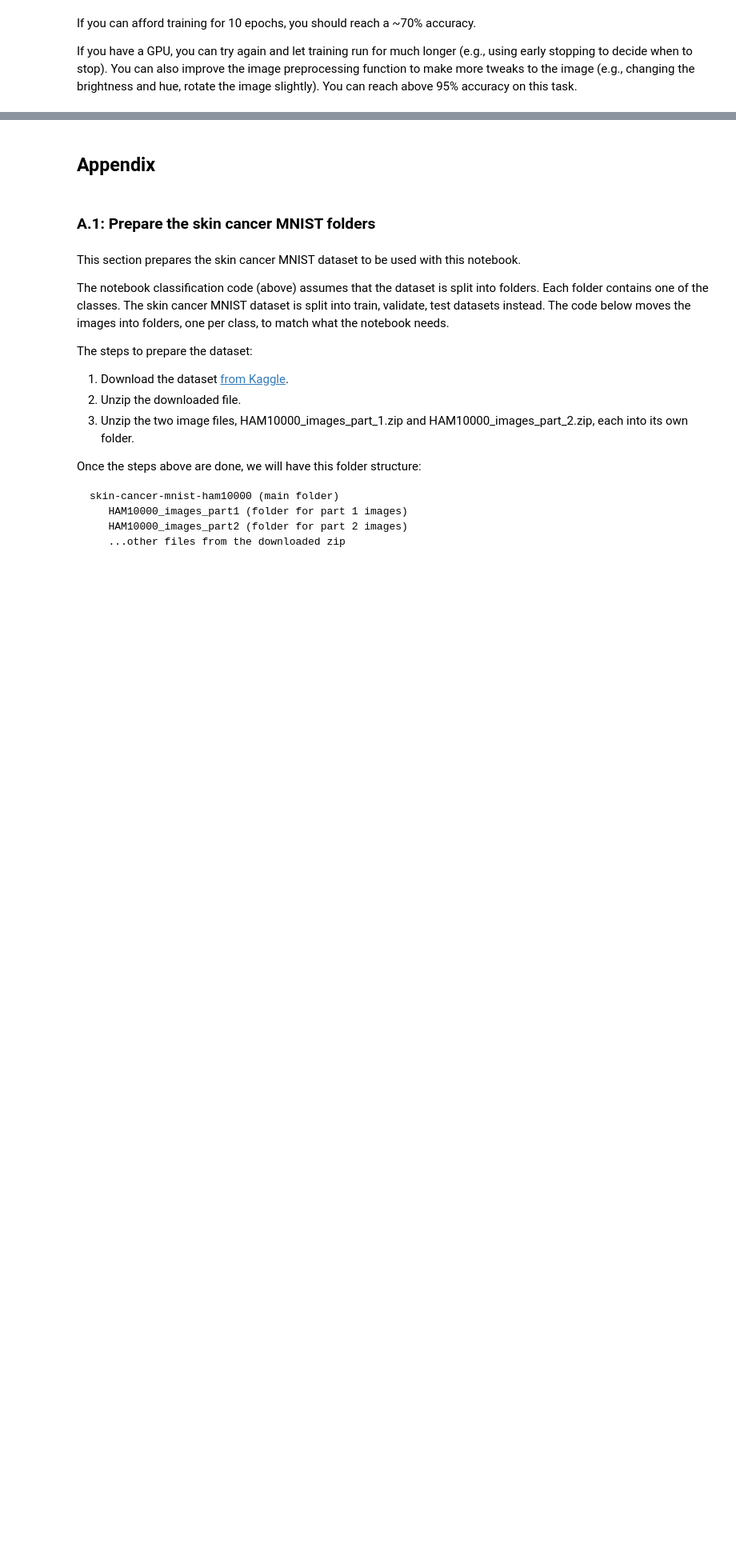
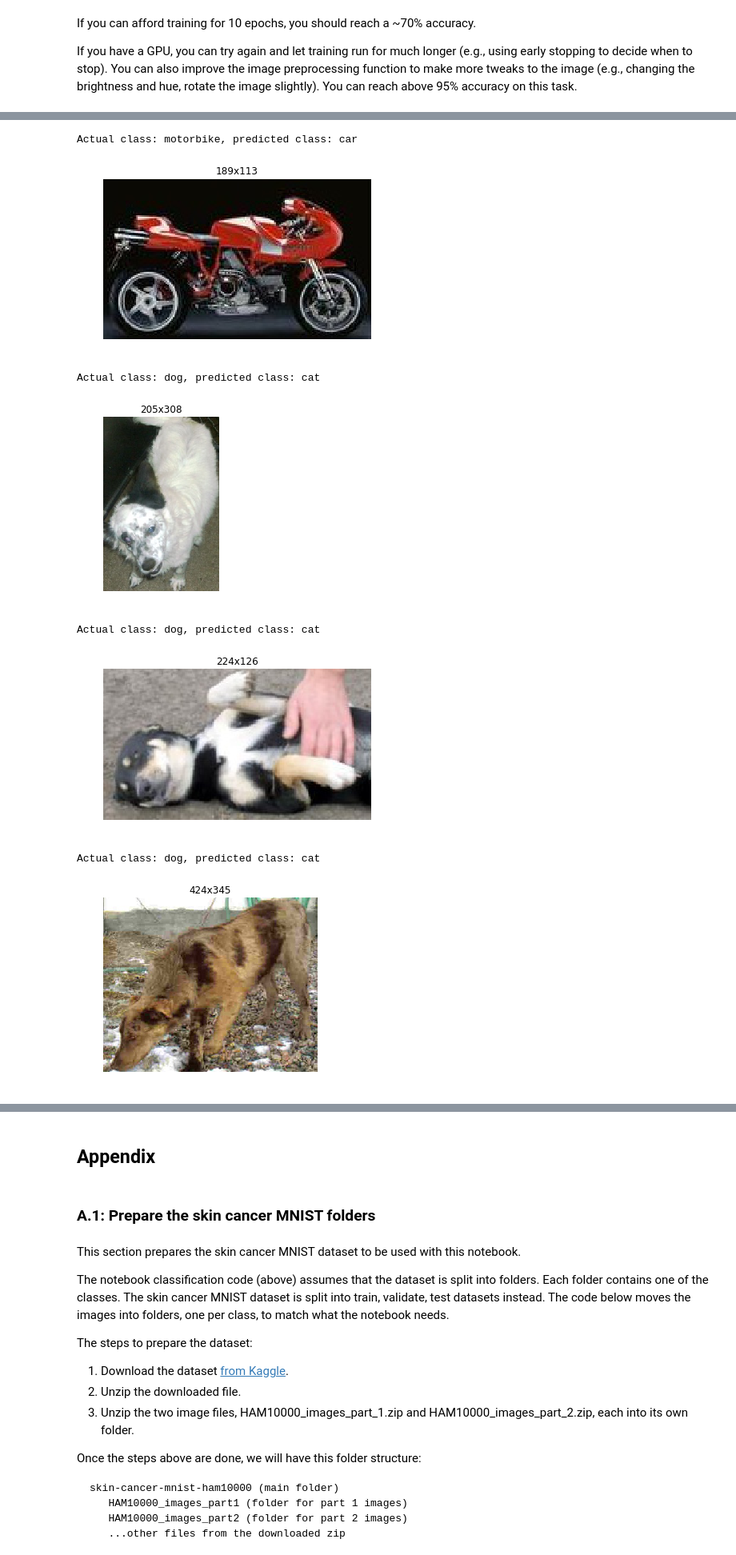
Before and after one commit to fau-masters-collected-works-cgarbin/cap6618-computer-vision, a Jupyter notebook: module7/CAP6618_PP5_final_cgarbin.ipynb, the cells around one changed output, grey strips where cells are left out. Shown at 80% size. Cells and saved outputs as stored; diff of their text form; code cells hidden in the pictures; blank space fills up the shorter version.

Commit message:
Add confusion matrix and show wrong predictions

```diff
--- a/module7/CAP6618_PP5_final_cgarbin.ipynb
+++ b/module7/CAP6618_PP5_final_cgarbin.ipynb
@@ -724,7 +697,0 @@ INFO:tensorflow:Restoring parameters from ./my_model_epoch_3
-# %%
-print(predictions.shape)
-print(predictions[0])
-print(np.argmax(predictions[0]))
-print(y_test[:20])
-pred_class = np.argmax(predictions, axis=1)
-print(pred_class)
@@ -741,0 +740,24 @@ ModuleNotFoundError: No module named 'sklearn'
+# %%
+all_misclassified_indices = [i for i in np.arange(len(pred_class))
+                             if pred_class[i] != y_test[i]]
+all_misclassified_indices
+
+for index in all_misclassified_indices:
+    actual_class_name = experiment.class_names[y_test[index]]
+    pred_class_name = experiment.class_names[pred_class[index]]
+    print('Actual class: {}, predicted class: {}'.format(actual_class_name, pred_class_name))
+
+    image = mpimg.imread(test_paths[index][0])[:, :, :experiment.channels]
+    plt.title("{}x{}".format(image.shape[1], image.shape[0]))
+    plt.imshow(image)
+    plt.axis("off")
+    plt.show()
+# %% [output]
+Actual class: motorbike, predicted class: car
+[figure, added]
+Actual class: dog, predicted class: cat
+[figure, added]
+Actual class: dog, predicted class: cat
+[figure, added]
+Actual class: dog, predicted class: cat
+[figure, added]
```
Also changed, not shown: parts of 21 cells of this notebook.
